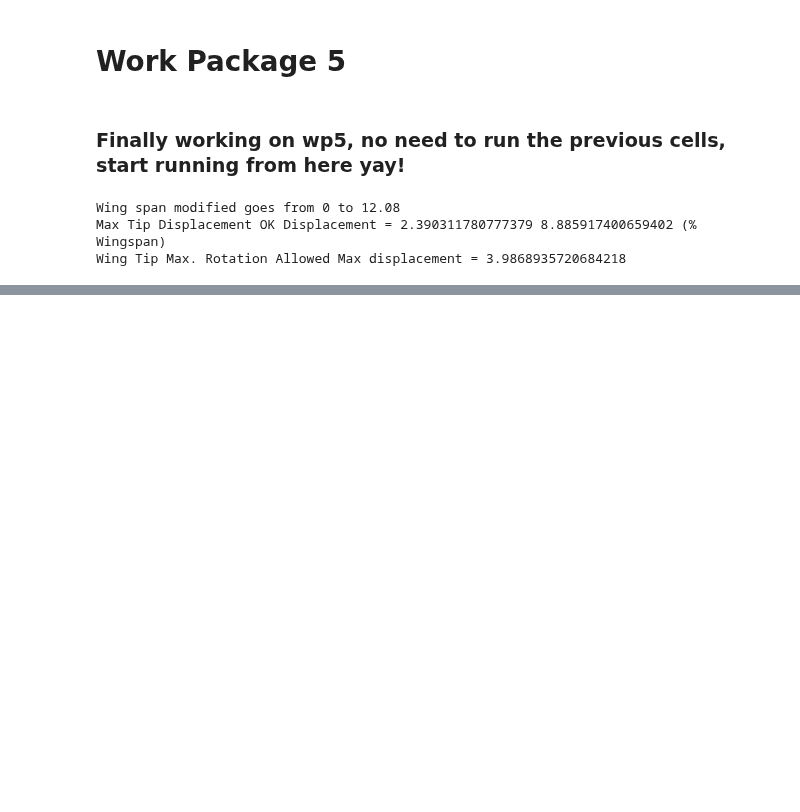
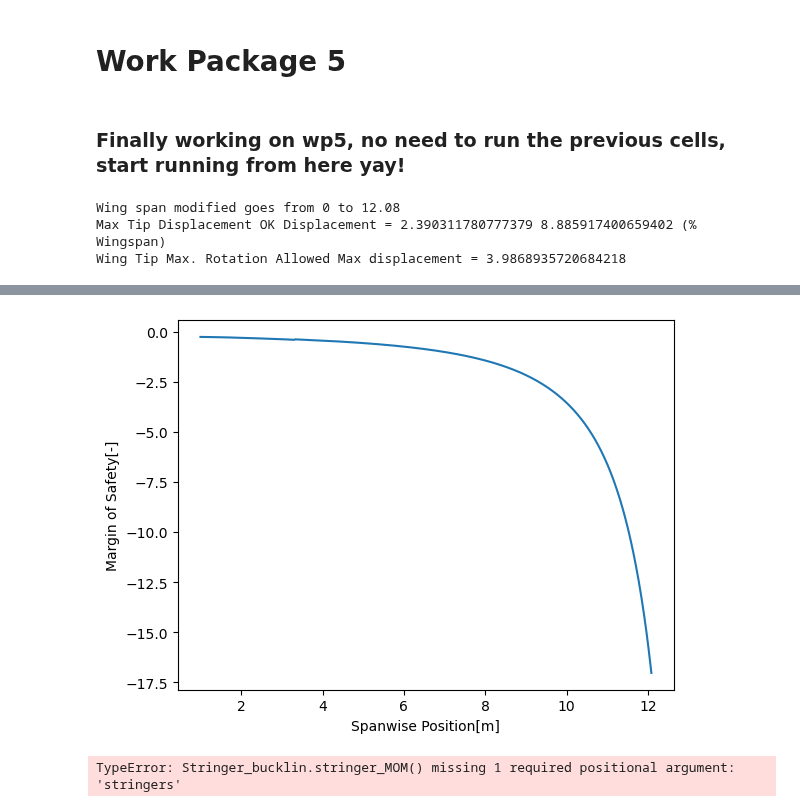
Before and after one commit to federicoangioni/AE2111-I-Aerospace-System-Design, a Jupyter notebook: WP4-5/main_faster.ipynb, the cells around one changed output, grey strips where cells are left out. Saved outputs shown, nothing was run; the diff lists cells and outputs as text; code cells hidden in the pictures; blank space fills up the shorter version.

```diff
--- a/WP4-5/main_faster.ipynb
+++ b/WP4-5/main_faster.ipynb
@@ -293,0 +170,18 @@ ValueError: The truth value of an array with more than one element is ambiguous.
+# %%
+from wp5_1 import SparWebBuckling, Area_crosssection
+t_front = 4e-3
+t_rear = 4e-3
+spar = SparWebBuckling(wingbox_geometry=wingbox.geometry, wingspan=wingbox.wingspan, E= E, pois = 0.33, t_front= t_front, t_rear=t_rear,
+                       k_v= 1.5)
+
+spar.show_mos(V= g_shear, T= g_torque, choice = 'front')
+# %% [output]
+[figure, added]
+# %%
+from wp5_1 import Stringer_bucklin
+
+stringer = Stringer_bucklin(stringers=stringers, wingspan= wingbox.wingspan, chord= wingbox.chord, geometry= wingbox.geometry)
+
+stringer.graph_buckling_values(E=E)
+# %% [output]
+TypeError: Stringer_bucklin.stringer_MOM() missing 1 required positional argument: 'stringers'
```
Also changed, not shown: parts of 3 cells of this notebook, 1 other file.
